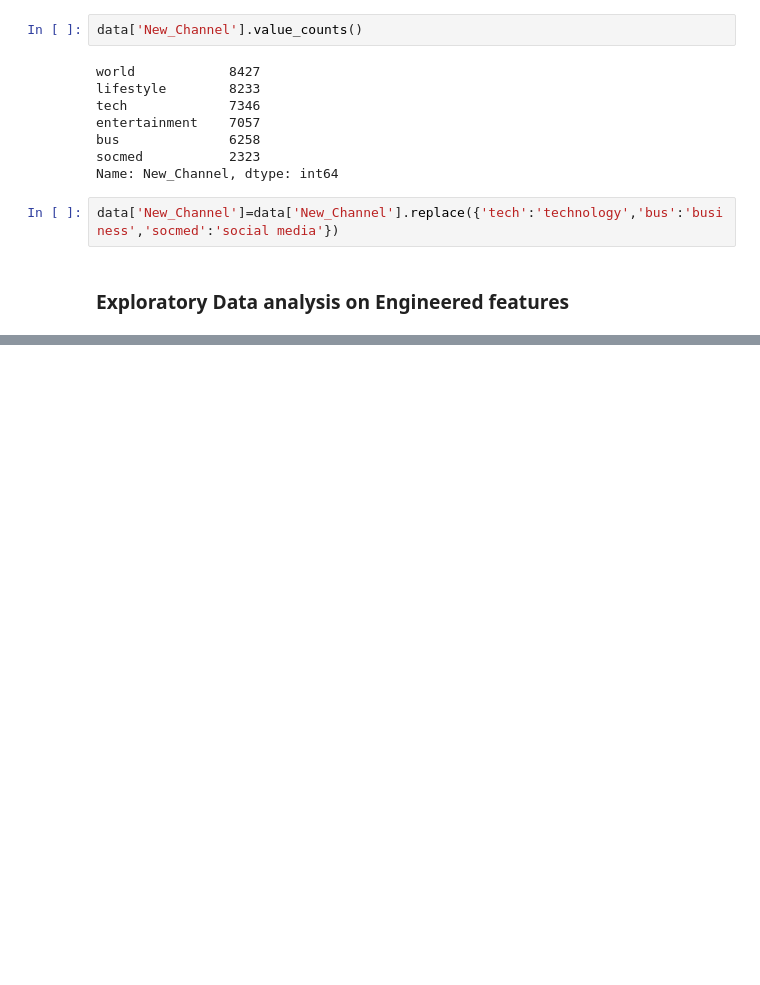
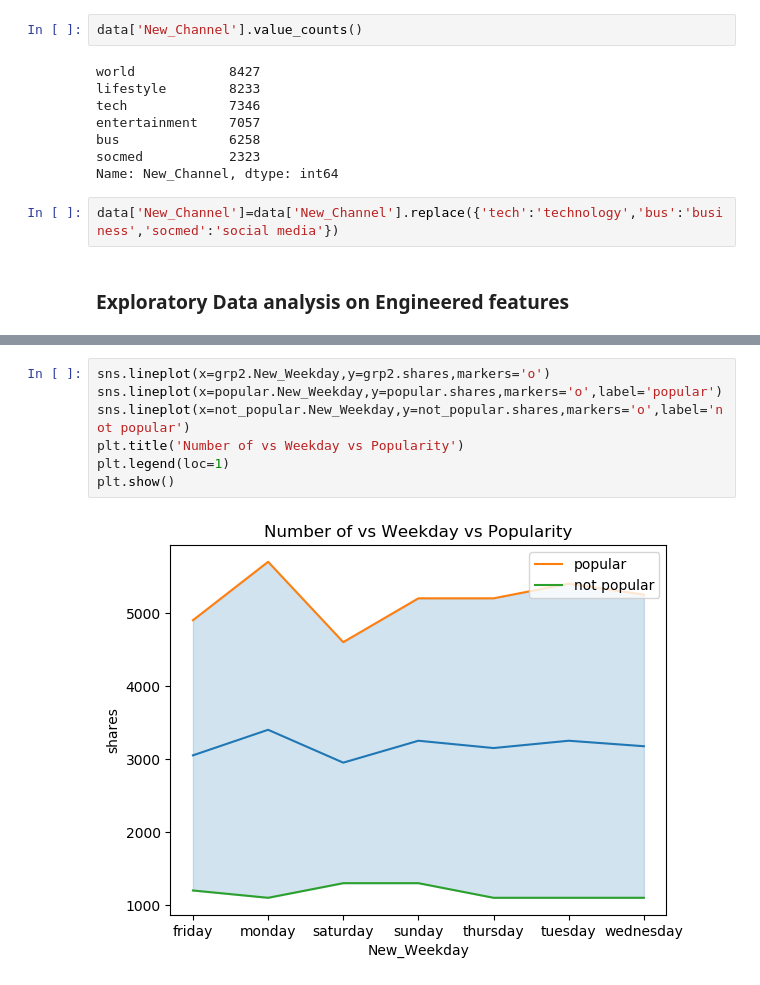
Before and after one commit to anirudh3832/Capstone_OnlineNewsPopularity, a Jupyter notebook: NewsPopularity_Anirudh_Workbook.ipynb, the cells around one changed output, grey strips where cells are left out. Saved outputs shown, nothing was run; the diff lists cells and outputs as text; blank space fills up the shorter version.

```diff
--- a/NewsPopularity_Anirudh_Workbook.ipynb
+++ b/NewsPopularity_Anirudh_Workbook.ipynb
@@ -381,0 +402,9 @@ data.loc[data['shares']==496].head()
+# %%
+sns.lineplot(x=grp2.New_Weekday,y=grp2.shares,markers='o')
+sns.lineplot(x=popular.New_Weekday,y=popular.shares,markers='o',label='popular')
+sns.lineplot(x=not_popular.New_Weekday,y=not_popular.shares,markers='o',label='not popular')
+plt.title('Number of vs Weekday vs Popularity')
+plt.legend(loc=1)
+plt.show()
+# %% [output]
+[figure, added]
```
Also changed, not shown: parts of 43 cells of this notebook, 1 other file.
